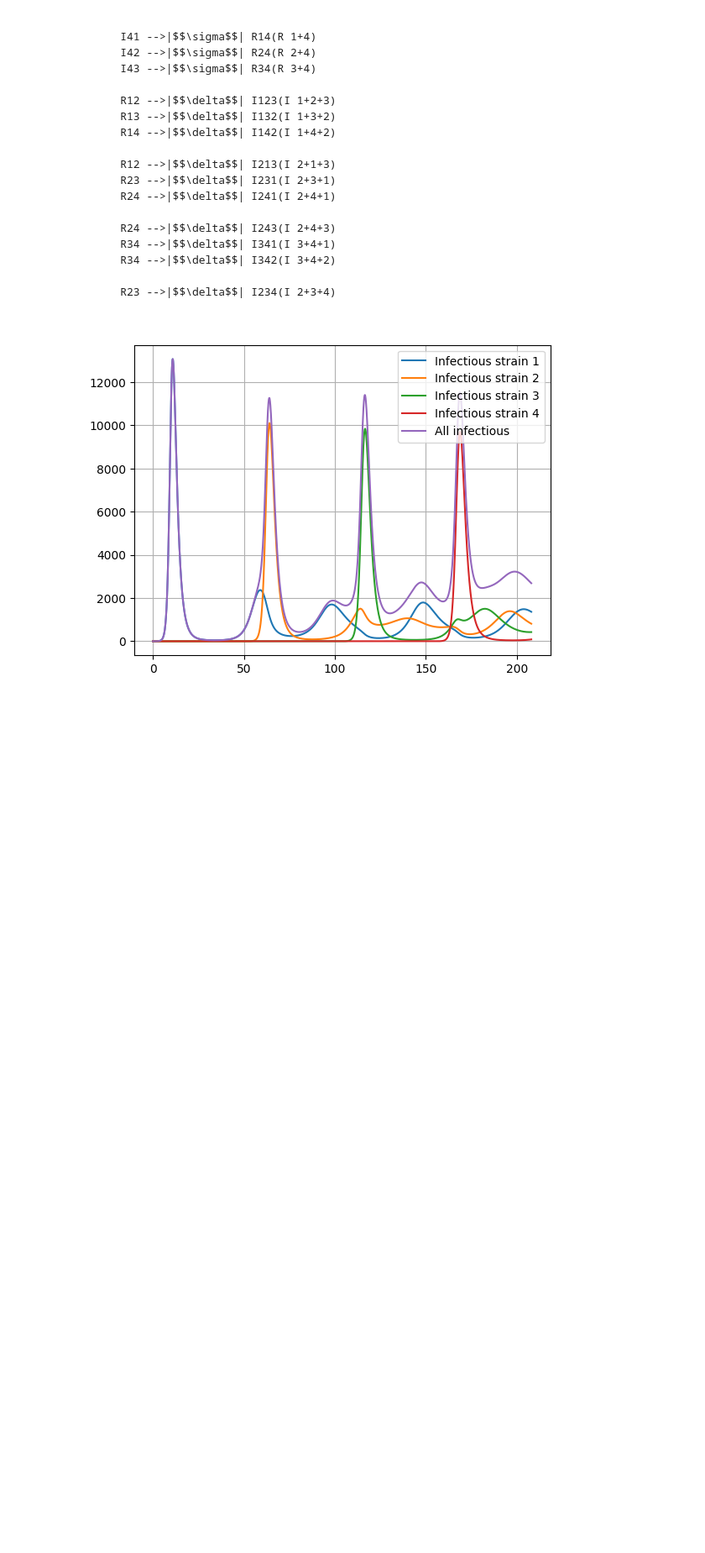
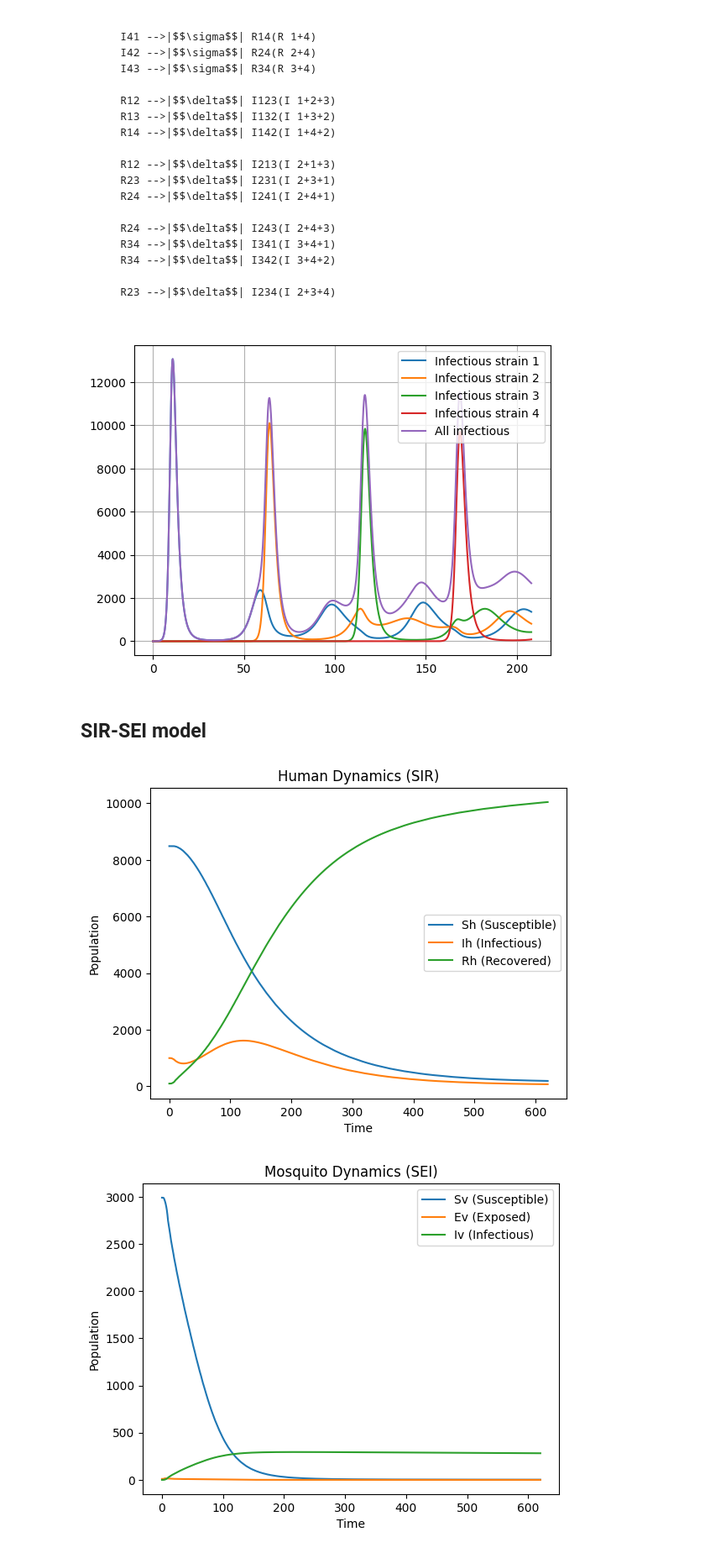
Before and after one commit to fccoelho/epimodels, a Jupyter notebook: docs/Examples/Continuous_models.ipynb, the cells around one changed output. Shown at 84% size. Drawn from its saved outputs; the diff is of its cells as text; code cells hidden in the pictures; blank space fills up the shorter version.

Commit message:
Updates Continuous Models files to include SIRSEI model for malaria transmission

```diff
--- a/docs/Examples/Continuous_models.ipynb
+++ b/docs/Examples/Continuous_models.ipynb
@@ -160,3 +160,5 @@ P.grid()
 P.legend(loc=0);
 # %% [output]
 [figure]
+# %% [markdown]
+## SIR-SEI model
@@ -162,0 +216,46 @@ P.legend(loc=0);
+# %%
+params = {
+**climate_params,
+**mosquito_params,
+**transmission_params,
+**human_params,
+**development_params,
+**population_params
+}
+# %%
+E_M0 = 10
+I_M0 = 0
+I_H0 = 1000
+R_H0 = 100
+
+N = params["N"]
+M = params["M"]
+
+S_H0 = N - I_H0 - R_H0
+S_M0 = M - E_M0 - I_M0
+
+inits = [
+S_H0,
+I_H0,
+R_H0,
+S_M0,
+E_M0,
+I_M0
+]
+# %%
+model = CM.SIRSEI()
+
+md(str(model))
+
+model(
+    inits,
+    [0, 1825],
+    12586,
+    params
+)
+
+model.plot_human_traces()
+model.plot_mosquito_traces()
+# %% [output]
+[figure, added]
+[figure, added]
```
Also changed, not shown: parts of 1 cell of this notebook, 2 other files.
